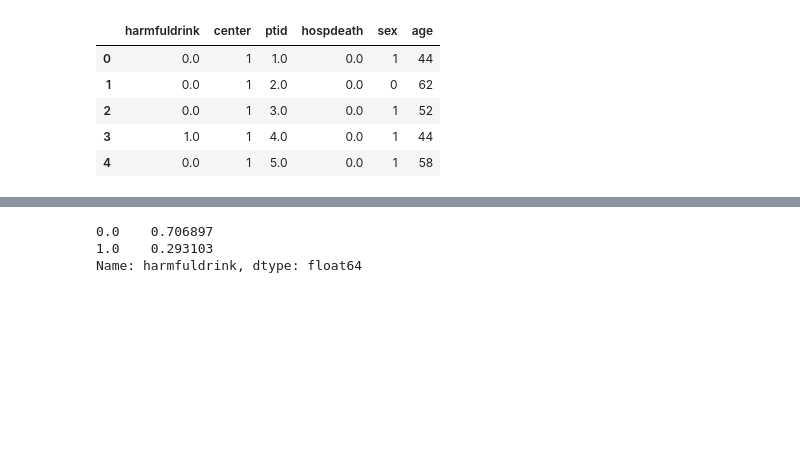
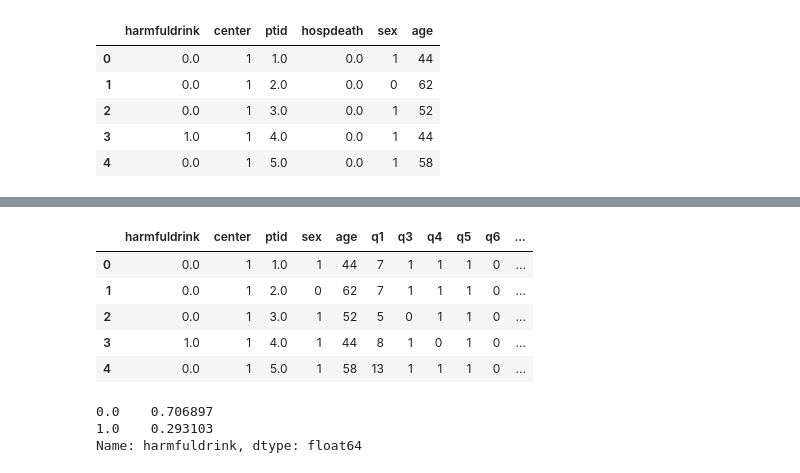
Before and after one commit to prathikr/CAIS-Liver-Transplant, a Jupyter notebook: mvp.ipynb, the cells around one changed output, grey strips where cells are left out. Saved outputs shown, nothing was run; the diff lists cells and outputs as text; code cells hidden in the pictures; blank space fills up the shorter version.

```diff
--- a/mvp.ipynb
+++ b/mvp.ipynb
@@ -199,3 +202,23 @@ combined.shape
+# %%
+# one-hot encode categorical features
+
+categorical_vars = ['q2','q12','q13','q24','q128','q190']
+
+for c_v in categorical_vars:
+    if c_v in list(combined.columns):
+        # one-hot encode variable
+        one_hot = pd.get_dummies(combined[c_v], prefix=c_v, dummy_na=True)
+        combined = combined.drop(c_v, axis = 1)
+        combined = combined.join(one_hot)
+
+combined.head()
+# %% [output]
+|  | harmfuldrink | center | ptid | sex | age | q1 | q3 | q4 | q5 | q6 | ... |
+| 0 | 0.0 | 1 | 1.0 | 1 | 44 | 7 | 1 | 1 | 1 | 0 | ... |
+| 1 | 0.0 | 1 | 2.0 | 0 | 62 | 7 | 1 | 1 | 1 | 0 | ... |
+| 2 | 0.0 | 1 | 3.0 | 1 | 52 | 5 | 0 | 1 | 1 | 0 | ... |
+| 3 | 1.0 | 1 | 4.0 | 1 | 44 | 8 | 1 | 0 | 1 | 0 | ... |
+| 4 | 0.0 | 1 | 5.0 | 1 | 58 | 13 | 1 | 1 | 1 | 0 | ... |
 # %%
 combined[outcome].value_counts() / combined.shape[0] # outcome distribution
 # %% [output]
```
Also changed, not shown: parts of 19 cells of this notebook, 5 other files.
